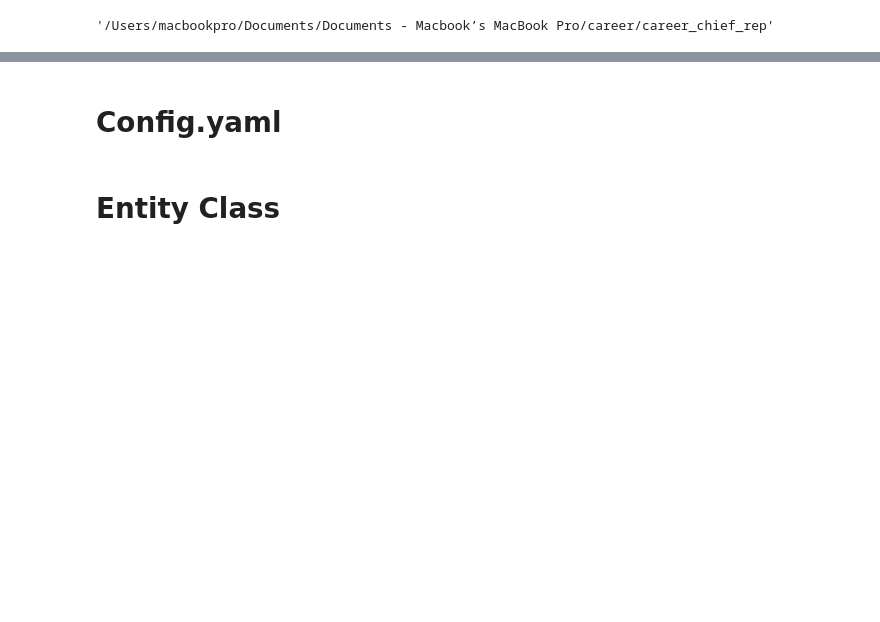
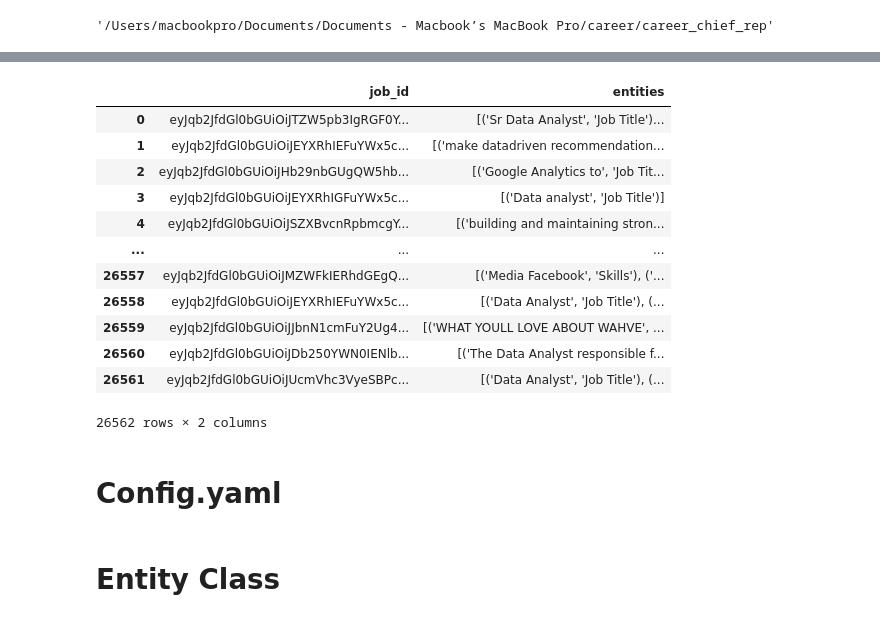
Before and after one commit to etietopabraham/career_chief_rep, a Jupyter notebook: research/spacy_custom_ner.ipynb, the cells around one changed output, grey strips where cells are left out. Cells and saved outputs as stored; diff of their text form; code cells hidden in the pictures; blank space fills up the shorter version.

```diff
--- a/research/spacy_custom_ner.ipynb
+++ b/research/spacy_custom_ner.ipynb
@@ -6,3 +6,7 @@ os.chdir("../")
 %pwd
 # %% [output]
 '/Users/macbookpro/Documents/Documents - Macbook’s MacBook Pro/career/career_chief_rep'
+# %%
+import pandas as pd
+
+df = pd.read_csv('artifacts/model_training/NERJobDescriptionExtractor/Model/finetuned_model/train_data_extracted_entities.csv')
@@ -9,3 +25,19 @@ os.chdir("../")
+# %%
+df
+# %% [output]
+|  | job_id | entities |
+| 0 | eyJqb2JfdGl0bGUiOiJTZW5pb3IgRGF0Y... | [('Sr Data Analyst', 'Job Title')... |
+| 1 | eyJqb2JfdGl0bGUiOiJEYXRhIEFuYWx5c... | [('make datadriven recommendation... |
+| 2 | eyJqb2JfdGl0bGUiOiJHb29nbGUgQW5hb... | [('Google Analytics to', 'Job Tit... |
+| 3 | eyJqb2JfdGl0bGUiOiJEYXRhIGFuYWx5c... | [('Data analyst', 'Job Title')] |
+| 4 | eyJqb2JfdGl0bGUiOiJSZXBvcnRpbmcgY... | [('building and maintaining stron... |
+| ... | ... | ... |
+| 26557 | eyJqb2JfdGl0bGUiOiJMZWFkIERhdGEgQ... | [('Media Facebook', 'Skills'), ('... |
+| 26558 | eyJqb2JfdGl0bGUiOiJEYXRhIEFuYWx5c... | [('Data Analyst', 'Job Title'), (... |
+| 26559 | eyJqb2JfdGl0bGUiOiJJbnN1cmFuY2Ug4... | [('WHAT YOULL LOVE ABOUT WAHVE', ... |
+| 26560 | eyJqb2JfdGl0bGUiOiJDb250YWN0IENlb... | [('The Data Analyst responsible f... |
+| 26561 | eyJqb2JfdGl0bGUiOiJUcmVhc3VyeSBPc... | [('Data Analyst', 'Job Title'), (... |
+26562 rows × 2 columns
 # %% [markdown]
 # Config.yaml
 # %%
```
Also changed, not shown: parts of 8 cells of this notebook, 11 other files.
